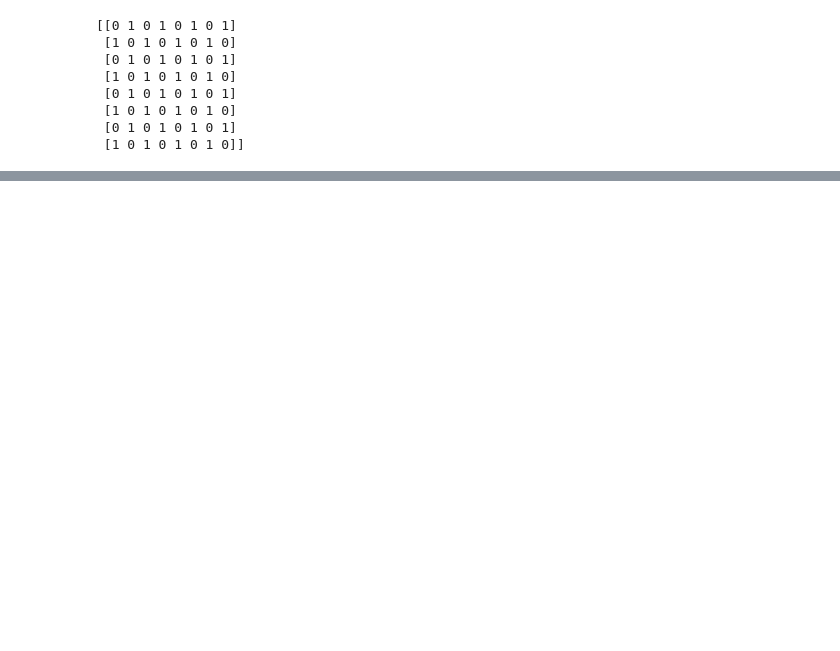
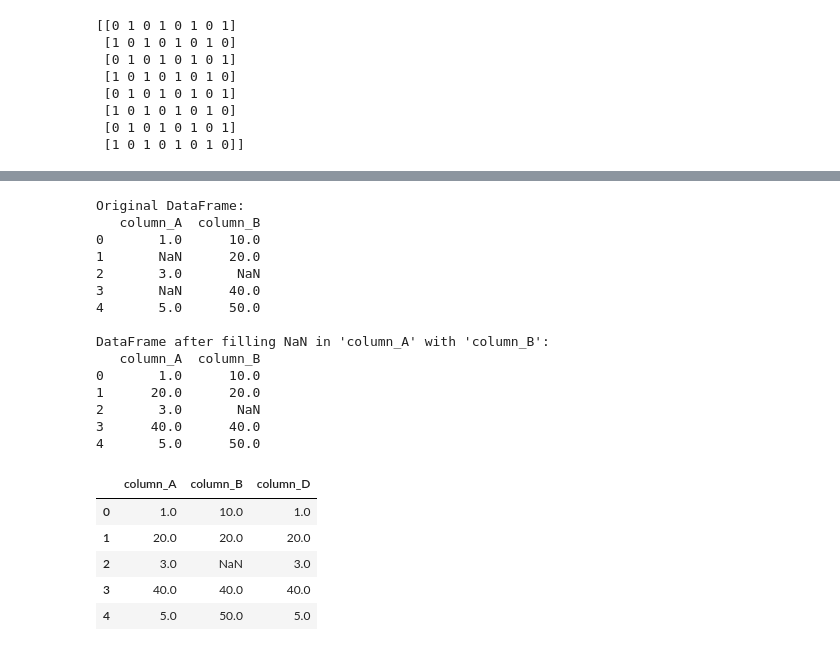
Before and after one commit to akhkilkumar/MSc_bioinformatics, a Jupyter notebook: ML/numpy_pandas/learning_numpy.ipynb, the cells around one changed output, grey strips where cells are left out. Cells and saved outputs as stored; diff of their text form; code cells hidden in the pictures; blank space fills up the shorter version.

```diff
--- a/ML/numpy_pandas/learning_numpy.ipynb
+++ b/ML/numpy_pandas/learning_numpy.ipynb
@@ -368,0 +797,44 @@ print(arr_even)
+# %%
+import pandas as pd
+import numpy as np
+
+# Create a sample DataFrame
+df = pd.DataFrame({
+    'column_A': [1, np.nan, 3, np.nan, 5],
+    'column_B': [10, 20, np.nan, 40, 50]
+})
+
+print("Original DataFrame:")
+print(df)
+
+# Fill NaN in 'column_A' with values from 'column_B'
+df['column_A'] = df['column_A'].fillna(df['column_B'])
+
+print("\nDataFrame after filling NaN in 'column_A' with 'column_B':")
+print(df)
+
+#or
+df['column_D'] = df['column_A'].fillna(df['column_B'].mean())
+df
+# %% [output]
+Original DataFrame:
+   column_A  column_B
+0       1.0      10.0
+1       NaN      20.0
+2       3.0       NaN
+3       NaN      40.0
+4       5.0      50.0
+
+DataFrame after filling NaN in 'column_A' with 'column_B':
+   column_A  column_B
+0       1.0      10.0
+1      20.0      20.0
+2       3.0       NaN
+3      40.0      40.0
+4       5.0      50.0
+|  | column_A | column_B | column_D |
+| 0 | 1.0 | 10.0 | 1.0 |
+| 1 | 20.0 | 20.0 | 20.0 |
+| 2 | 3.0 | NaN | 3.0 |
+| 3 | 40.0 | 40.0 | 40.0 |
+| 4 | 5.0 | 50.0 | 5.0 |
```
Also changed, not shown: parts of 43 cells of this notebook, 10 other files.
